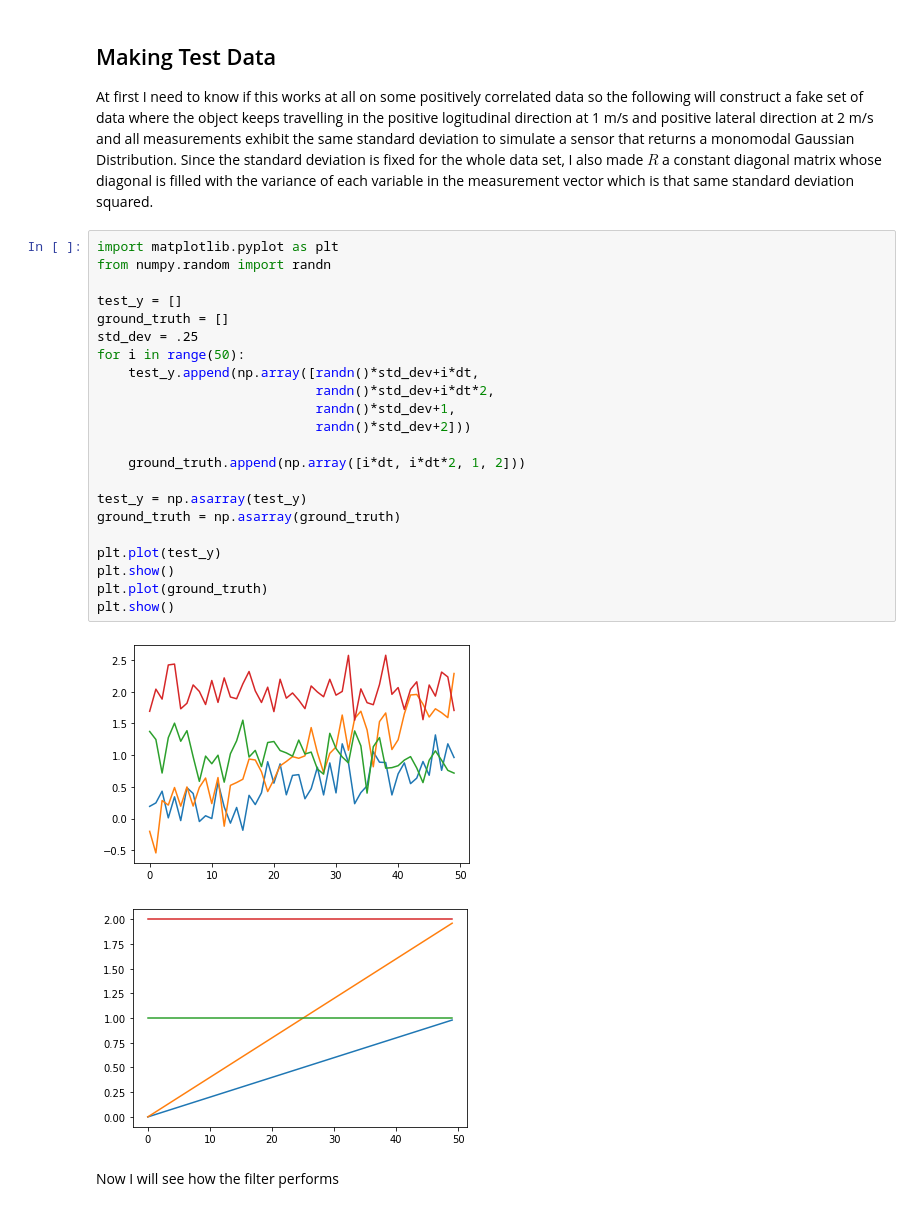
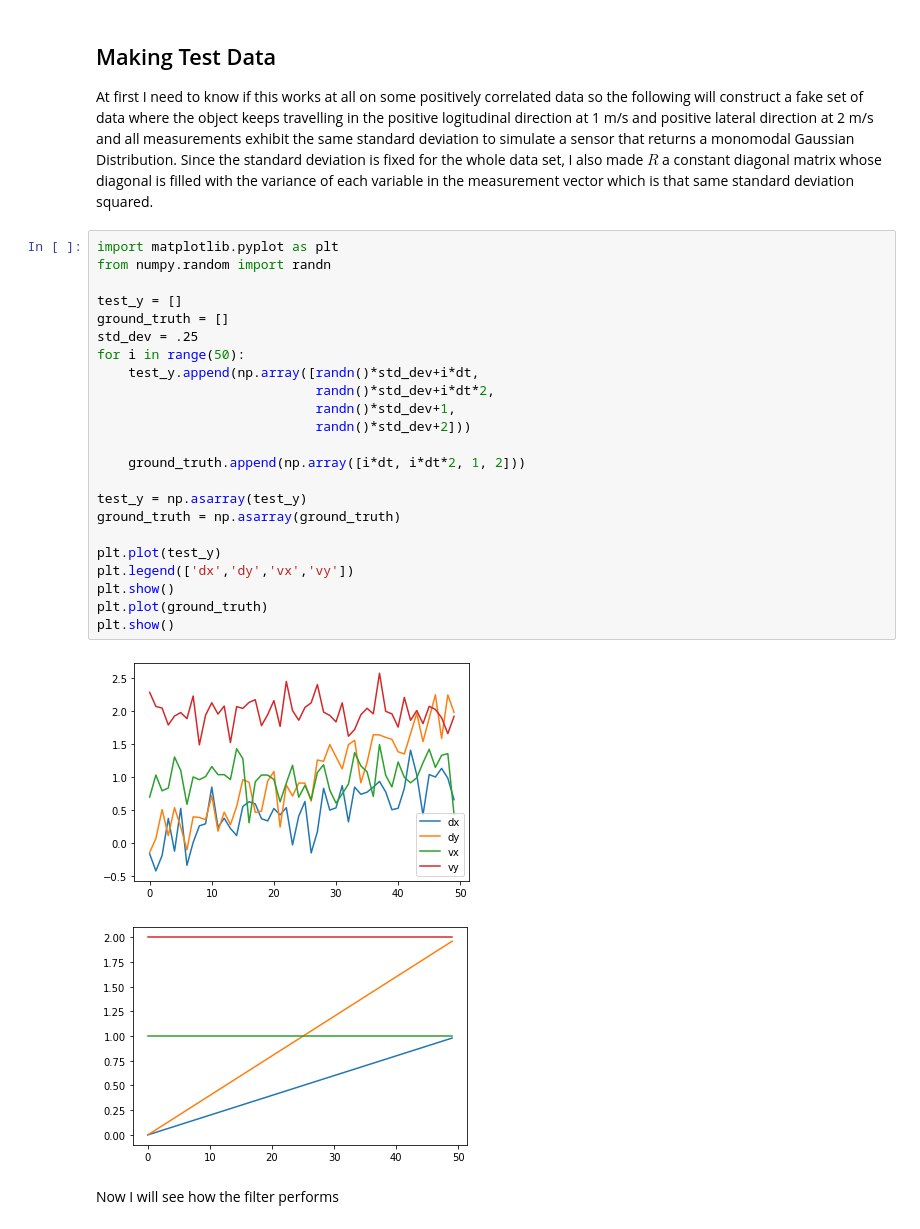
Before and after one commit to ecthompson99/uwaft-sensor-fusion, a Jupyter notebook: src/kalman_filter/src/kf_implementation_test.ipynb, the cells around one changed output. Drawn from its saved outputs; the diff is of its cells as text.

```diff
--- a/src/kalman_filter/src/kf_implementation_test.ipynb
+++ b/src/kalman_filter/src/kf_implementation_test.ipynb
@@ -43,27 +47,28 @@ At first I need to know if this works at all on some positively correlated data
 # %%
 import matplotlib.pyplot as plt
 from numpy.random import randn
 
 test_y = []
 ground_truth = []
 std_dev = .25
 for i in range(50):
     test_y.append(np.array([randn()*std_dev+i*dt,
                             randn()*std_dev+i*dt*2,
                             randn()*std_dev+1,
                             randn()*std_dev+2]))
 
     ground_truth.append(np.array([i*dt, i*dt*2, 1, 2]))
 
 test_y = np.asarray(test_y)
 ground_truth = np.asarray(ground_truth)
 
 plt.plot(test_y)
+plt.legend(['dx','dy','vx','vy'])
 plt.show()
 plt.plot(ground_truth)
 plt.show()
 # %% [output]
-[figure, old version]
+[figure, new version]
 [figure]
 # %% [markdown]
 Now I will see how the filter performs
```
Also changed, not shown: parts of 7 cells of this notebook, 11 other files.
